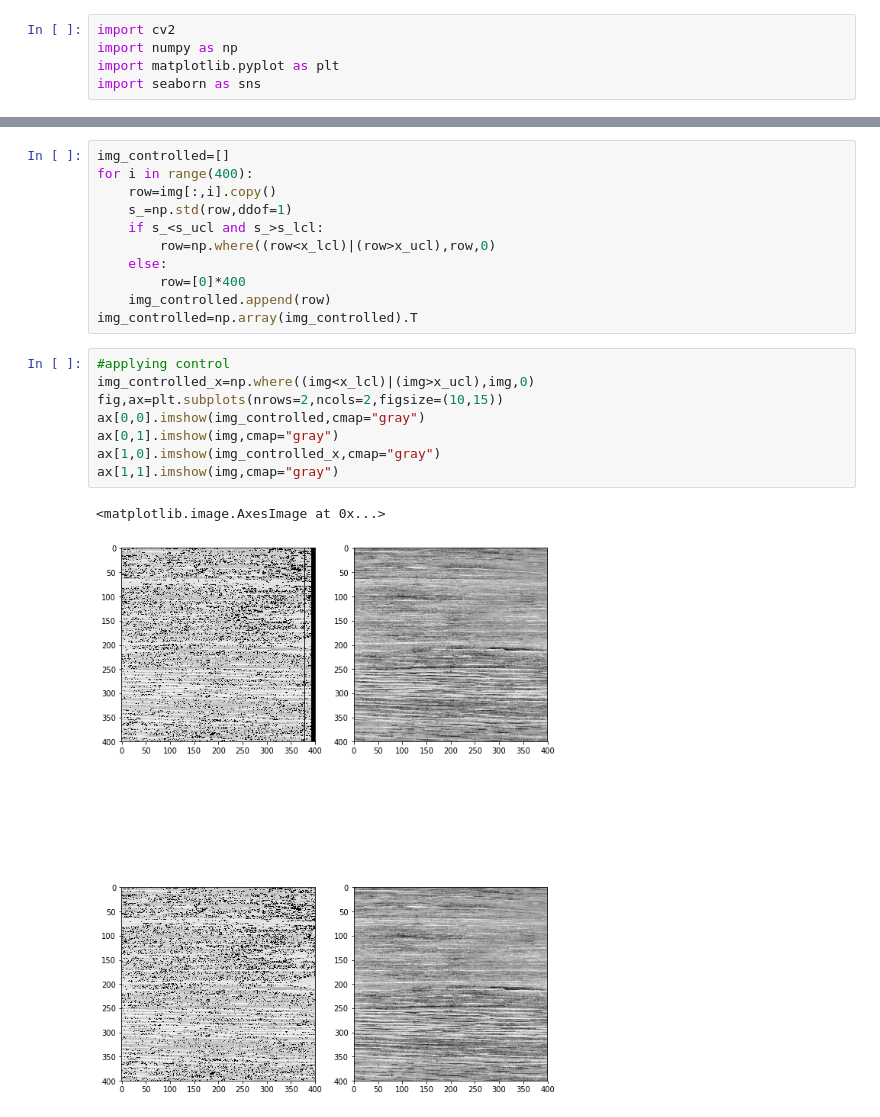
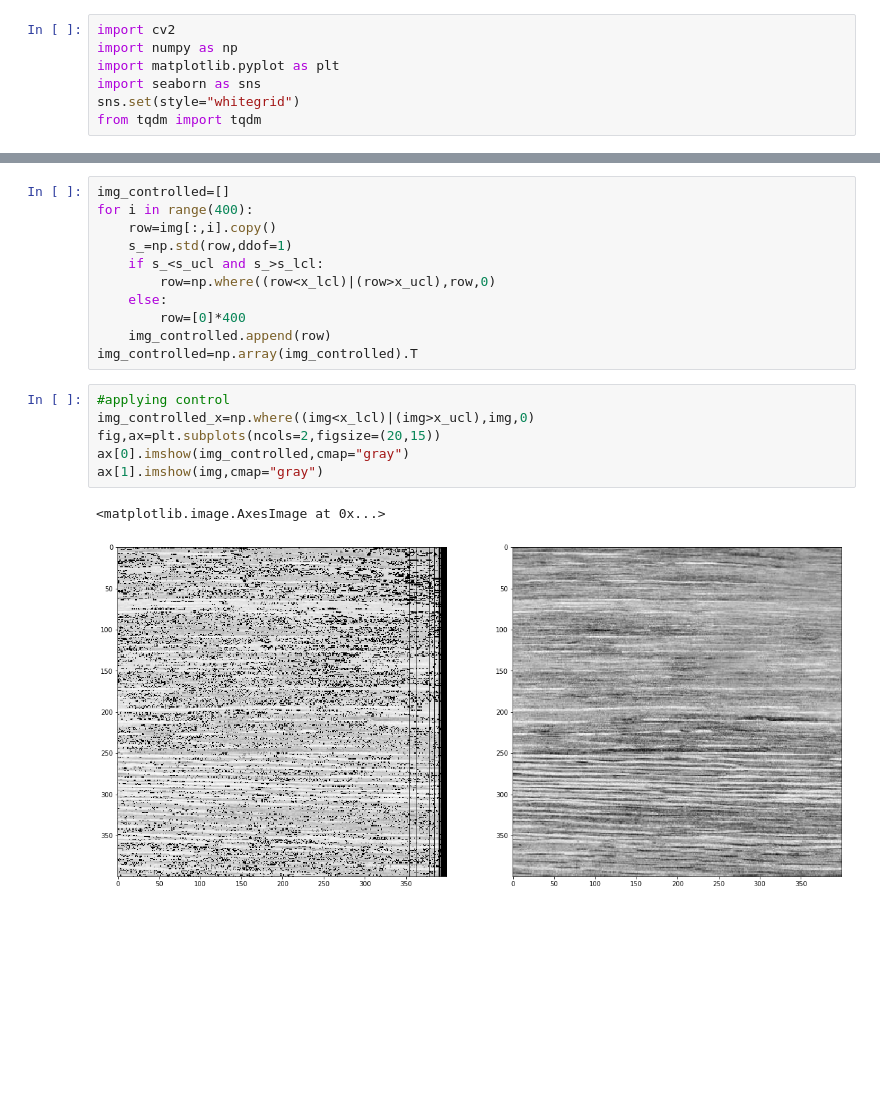
Before and after one commit to kubilay-yavuz/IE423-Group-5, a Jupyter notebook: HW2/HW2.ipynb, the cells around one changed output, grey strips where cells are left out. Cells and saved outputs as stored; diff of their text form; blank space fills up the shorter version.

```diff
--- a/HW2/HW2.ipynb
+++ b/HW2/HW2.ipynb
@@ -3,6 +3,8 @@ import cv2
 import numpy as np
 import matplotlib.pyplot as plt
 import seaborn as sns
+sns.set(style="whitegrid")
+from tqdm import tqdm
 # %%
 to_grey=lambda x: cv2.cvtColor(x,cv2.COLOR_BGR2GRAY)
 img=cv2.imread("group_5.jpg")
@@ -96,11 +98,9 @@ img_controlled=np.array(img_controlled).T
 # %%
 #applying control
 img_controlled_x=np.where((img<x_lcl)|(img>x_ucl),img,0)
-fig,ax=plt.subplots(nrows=2,ncols=2,figsize=(10,15))
-ax[0,0].imshow(img_controlled,cmap="gray")
-ax[0,1].imshow(img,cmap="gray")
-ax[1,0].imshow(img_controlled_x,cmap="gray")
-ax[1,1].imshow(img,cmap="gray")
+fig,ax=plt.subplots(ncols=2,figsize=(20,15))
+ax[0].imshow(img_controlled,cmap="gray")
+ax[1].imshow(img,cmap="gray")
 # %% [output]
 <matplotlib.image.AxesImage at 0x...>
-[figure, old version]
+[figure, new version]
```
Also changed, not shown: parts of 14 cells of this notebook.
